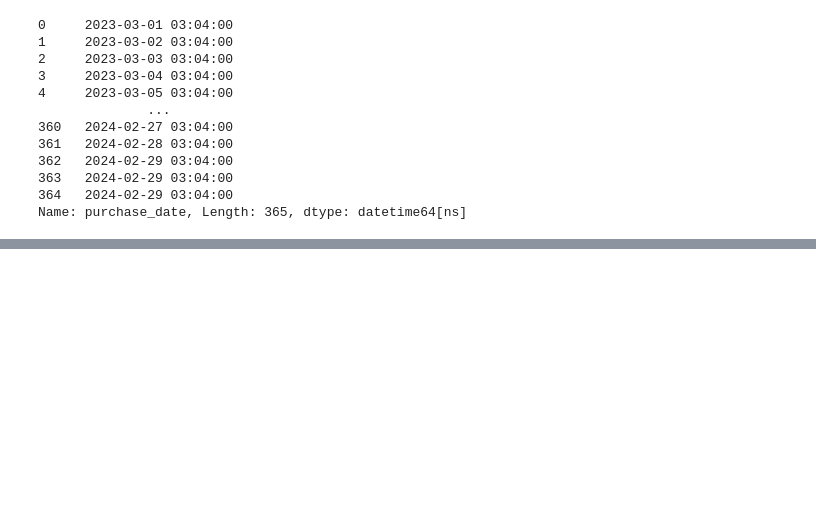
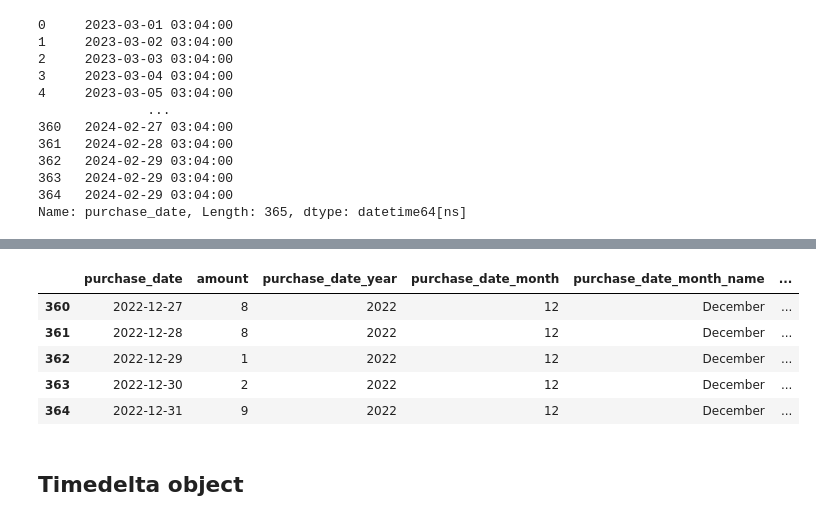
Before and after one commit to jack-cao-623/python_learning, a Jupyter notebook: pandas_dates_and_times.ipynb, the cells around one changed output, grey strips where cells are left out. Drawn from its saved outputs; the diff is of its cells as text; code cells hidden in the pictures; blank space fills up the shorter version.

```diff
--- a/pandas_dates_and_times.ipynb
+++ b/pandas_dates_and_times.ipynb
@@ -1081,0 +1192,15 @@ Name: purchase_date, Length: 365, dtype: datetime64[ns]
+# %%
+# last purchase_date is 2022-12-31, which is already a month end
+# gets convereted to 2022-11-30, which is previous month end
+# if it's already a month end, it doesn't count; gets moved to the next one
+# hence, the offsets folder
+fake_df.tail()
+# %% [output]
+|  | purchase_date | amount | purchase_date_year | purchase_date_month | purchase_date_month_name | ... |
+| 360 | 2022-12-27 | 8 | 2022 | 12 | December | ... |
+| 361 | 2022-12-28 | 8 | 2022 | 12 | December | ... |
+| 362 | 2022-12-29 | 1 | 2022 | 12 | December | ... |
+| 363 | 2022-12-30 | 2 | 2022 | 12 | December | ... |
+| 364 | 2022-12-31 | 9 | 2022 | 12 | December | ... |
+# %% [markdown]
+## Timedelta object
```
Also changed, not shown: parts of 8 cells of this notebook.
